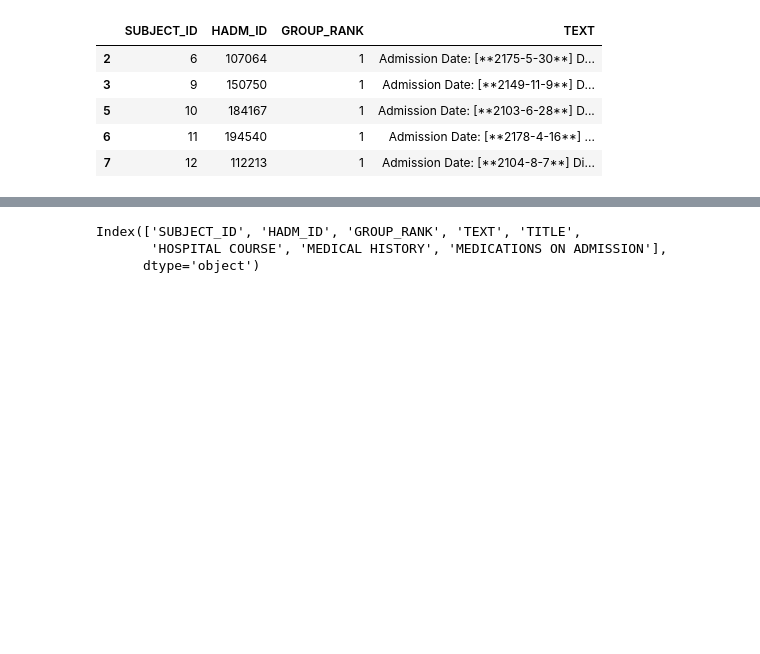
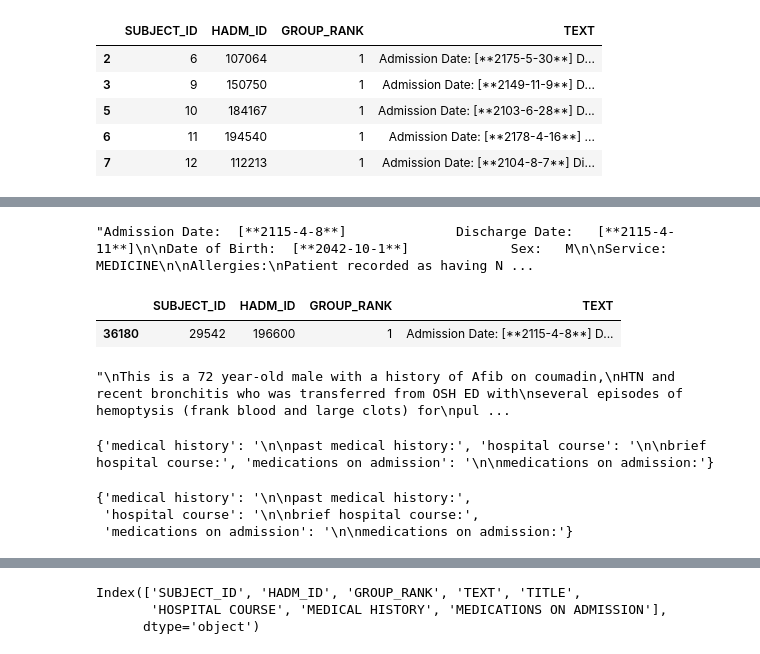
Before and after one commit to liuzi/Clinic-Analysis, a Jupyter notebook: Scripts/Data_Process_Server/S2 Data Preprocessing - Discharge Summary Extraction.ipynb, the cells around one changed output, grey strips where cells are left out. Saved outputs shown, nothing was run; the diff lists cells and outputs as text; code cells hidden in the pictures; blank space fills up the shorter version.

```diff
--- a/Scripts/Data_Process_Server/Data Preprocessing - Discharge Summary Extraction.ipynb
+++ b/Scripts/Data_Process_Server/S2 Data Preprocessing - Discharge Summary Extraction.ipynb
@@ -140,0 +216,38 @@ notes_discharge_df.head()
+# %%
+test_df_text
+# %% [output]
+"Admission Date:  [**2115-4-8**]              Discharge Date:   [**2115-4-11**]\n\nDate of Birth:  [**2042-10-1**]             Sex:   M\n\nService: MEDICINE\n\nAllergies:\nPatient recorded as having N ...
+# %%
+
+# print(notes_discharge_df[notes_discharge_df['HADM_ID']=="196600"]['TEXT'])
+notes_df=notes_discharge_df
+test_df = notes_df[notes_df['HADM_ID']=="196600"]
+test_df_text = test_df.loc[36180,"TEXT"]
+# %%
+test_df[test_df["TEXT"].str.contains('Hospital Course:', case=False)]
+# %% [output]
+|  | SUBJECT_ID | HADM_ID | GROUP_RANK | TEXT |
+| 36180 | 29542 | 196600 | 1 | Admission Date: [**2115-4-8**] D... |
+# %%
+titles, sections = re_split(test_df.loc[36180,"TEXT"],regex =r"\n\n[A-Z][A-Za-z/ ]+:")
+section_dict = dict(zip(titles, sections[1:]))
+section_dict.get("\n\nBrief Hospital Course:",None)
+# %% [output]
+"\nThis is a 72 year-old male with a history of Afib on coumadin,\nHTN and recent bronchitis who was transferred from OSH ED with\nseveral episodes of hemoptysis (frank blood and large clots) for\npul ...
+# %%
+section_dict = re_split(test_df.loc[36180,"TEXT"])
+# pattern = re.compile(r'.*(hospital course|medical histotry|medications on addmisiion)*')
+selected_titles = ["hospital course","medical history","medications on admission"]
+res_dict =dict([(sub_title, title) for title in section_dict.keys() for sub_title in selected_titles if sub_title in title])
+print(res_dict)
+# %% [output]
+{'medical history': '\n\npast medical history:', 'hospital course': '\n\nbrief hospital course:', 'medications on admission': '\n\nmedications on admission:'}
+# %%
+with open(filename) as myFile:
+    for num, line in enumerate(myFile, 1):
+        if lookup in line:
+            print 'found at line:', num
+# %% [output]
+{'medical history': '\n\npast medical history:',
+ 'hospital course': '\n\nbrief hospital course:',
+ 'medications on admission': '\n\nmedications on admission:'}
```
Also changed, not shown: parts of 24 cells of this notebook, 9 other files.
